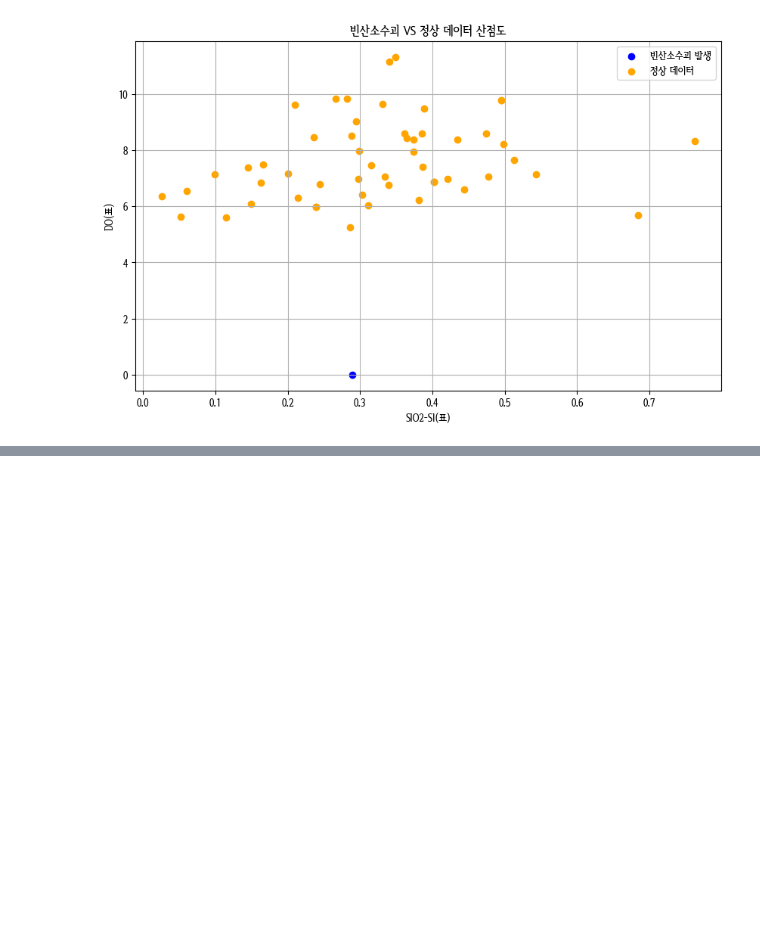
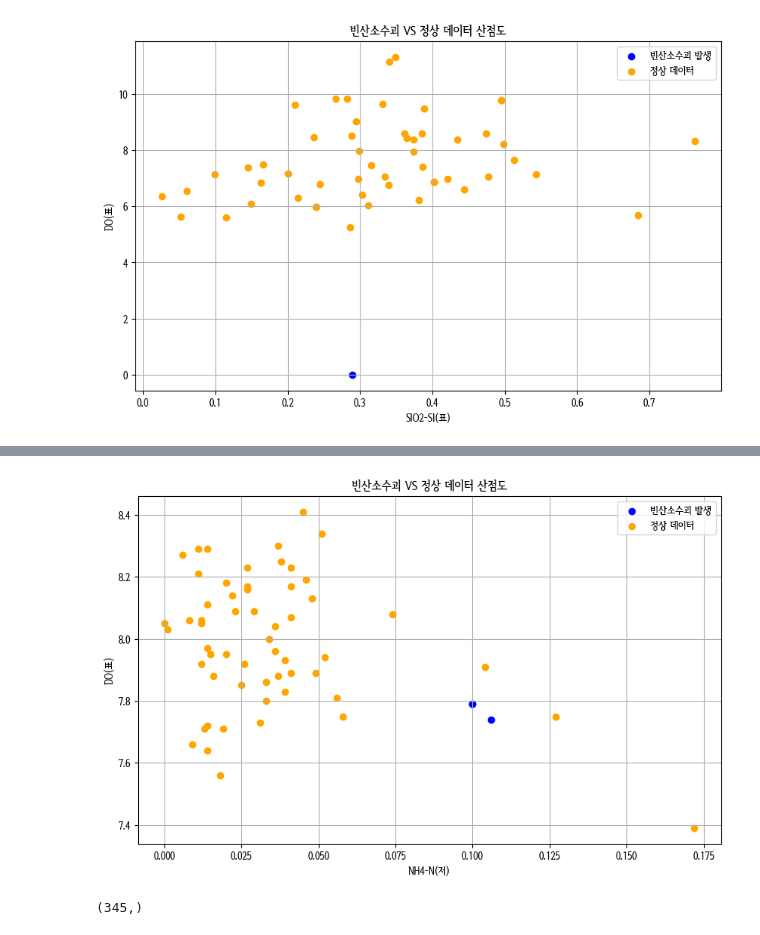
Before and after one commit to Hanhojjung/---_-----, a Jupyter notebook: knn.ipynb, the cells around one changed output, grey strips where cells are left out. Drawn from its saved outputs; the diff is of its cells as text; code cells hidden in the pictures; blank space fills up the shorter version.

```diff
--- a/knn.ipynb
+++ b/knn.ipynb
@@ -222,0 +315,3 @@ plt.show()
+# %%
+df2진해만 = df2[df2['어장명']=='진해만'] # 저층 3이하 진해만 데이터
+df2진해만
@@ -222,0 +332,3 @@ plt.show()
+# %%
+df2_진해만 = df2_[df2_['어장명']=='진해만'] #저층 3이하 진해만 데이터
+df2_진해만
@@ -222,0 +355,3 @@ plt.show()
+# %%
+df2진해만 = df2진해만[(df2진해만['정점'] == 4) & (df2진해만['어장명'] == '진해만')]
+df2진해만
@@ -222,0 +364,3 @@ plt.show()
+# %%
+df2_진해만 = df2_진해만[(df2_진해만['정점'] == 4) & (df2_진해만['어장명'] == '진해만')]
+df2_진해만.head()
@@ -222,0 +375,18 @@ plt.show()
+# %%
+# 산점도 시각화 => 진해만
+plt.figure(figsize=(10, 6))
+plt.scatter(df2진해만['NH4-N(저)'], df2진해만['Ph(저)'], color='blue', label='빈산소수괴 발생')
+plt.scatter(df2_진해만['NH4-N(저)'], df2_진해만['Ph(저)'], color='orange', label='정상 데이터')
+plt.xlabel('NH4-N(저)')
+plt.ylabel('DO(표)')
+plt.title('빈산소수괴 VS 정상 데이터 산점도')
+plt.legend()
+plt.grid(True)
+plt.show()
+# %% [output]
+[figure, added]
+# %%
+df2 = df2[df2['어장명']=='진해만']
+df2['정점']
+# %% [output]
+(345,)
```
Also changed, not shown: parts of 15 cells of this notebook.
